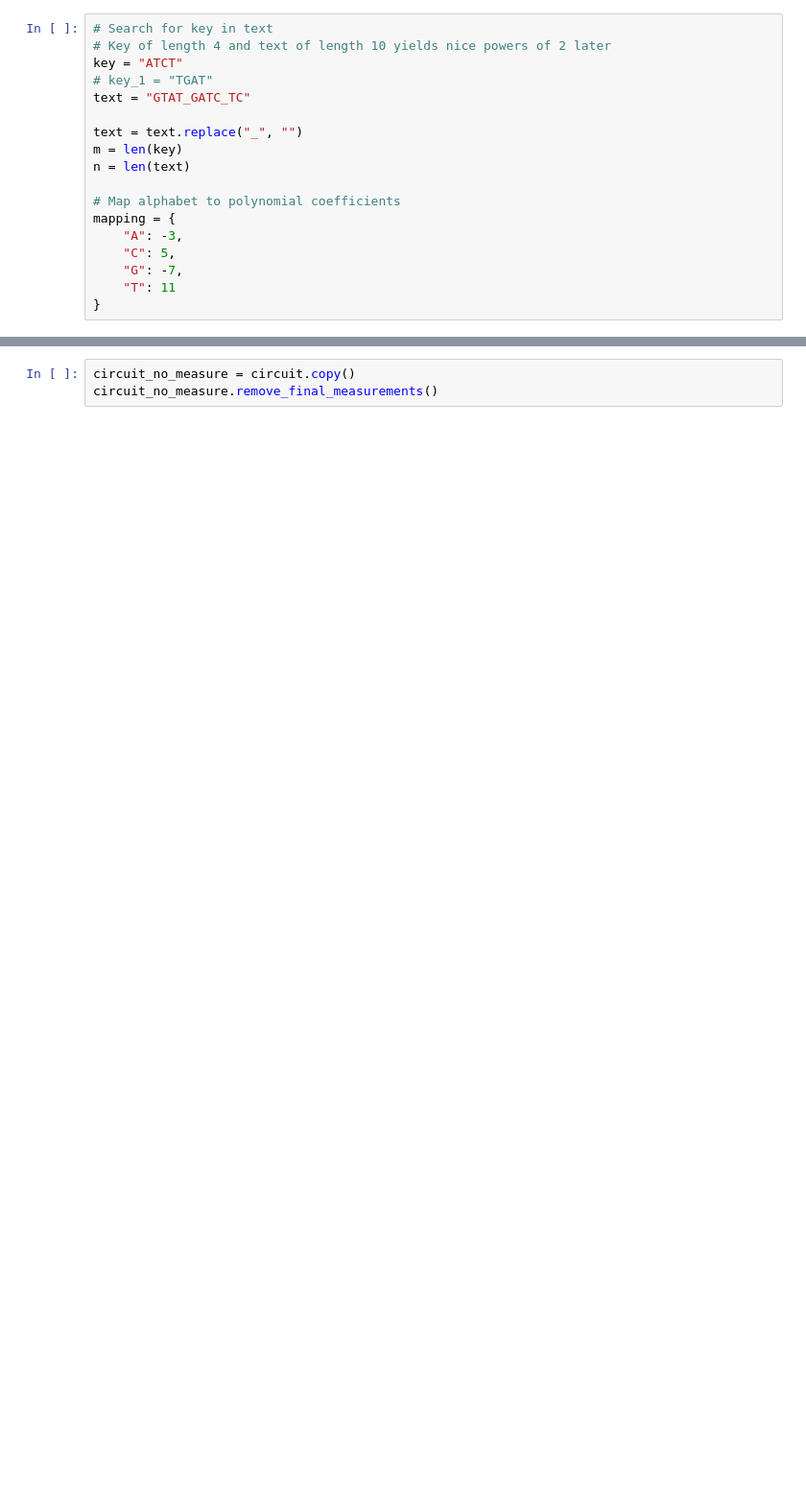
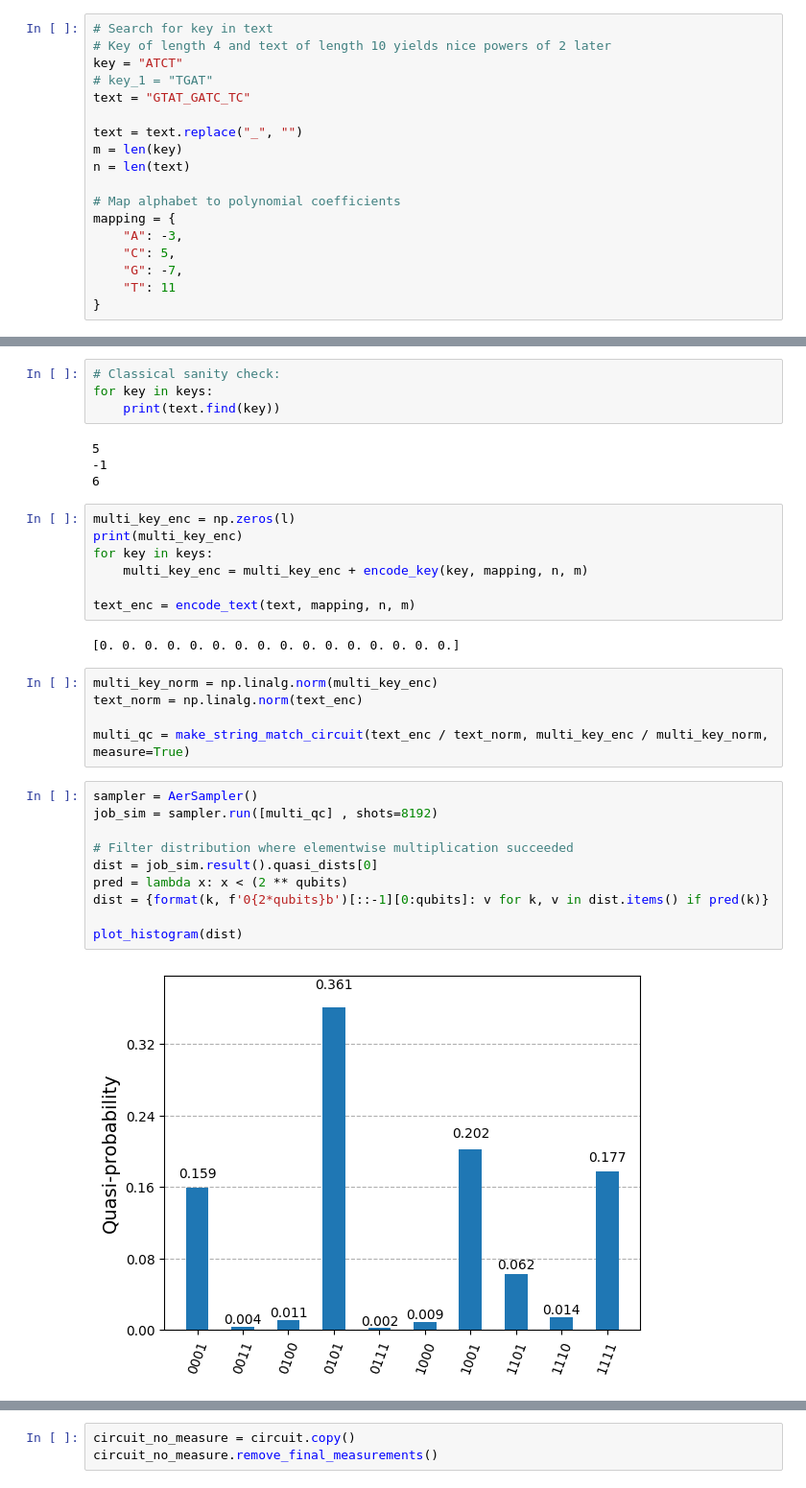
Before and after one commit to KTong821/ece405c-presentation, a Jupyter notebook: presentation.ipynb, the cells around one changed output, grey strips where cells are left out. Shown at 96% size. Saved outputs shown, nothing was run; the diff lists cells and outputs as text; blank space fills up the shorter version.

```diff
--- a/presentation.ipynb
+++ b/presentation.ipynb
@@ -176,0 +287,34 @@ plot_histogram(dist)
+# %%
+# Classical sanity check:
+for key in keys:
+    print(text.find(key))
+# %% [output]
+5
+-1
+6
+# %%
+multi_key_enc = np.zeros(l)
+print(multi_key_enc)
+for key in keys:
+    multi_key_enc = multi_key_enc + encode_key(key, mapping, n, m)
+
+text_enc = encode_text(text, mapping, n, m)
+# %% [output]
+[0. 0. 0. 0. 0. 0. 0. 0. 0. 0. 0. 0. 0. 0. 0. 0.]
+# %%
+multi_key_norm = np.linalg.norm(multi_key_enc)
+text_norm = np.linalg.norm(text_enc)
+
+multi_qc = make_string_match_circuit(text_enc / text_norm, multi_key_enc / multi_key_norm, measure=True)
+# %%
+sampler = AerSampler()
+job_sim = sampler.run([multi_qc] , shots=8192)
+
+# Filter distribution where elementwise multiplication succeeded
+dist = job_sim.result().quasi_dists[0]
+pred = lambda x: x < (2 ** qubits)
+dist = {format(k, f'0{2*qubits}b')[::-1][0:qubits]: v for k, v in dist.items() if pred(k)}
+
+plot_histogram(dist)
+# %% [output]
+[figure, added]
```
Also changed, not shown: parts of 50 cells of this notebook, 2 other files.
